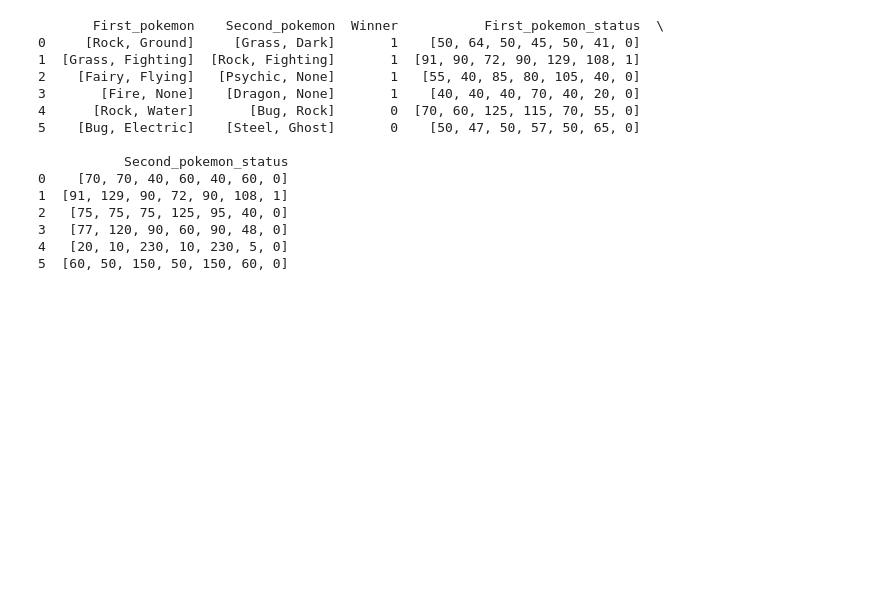
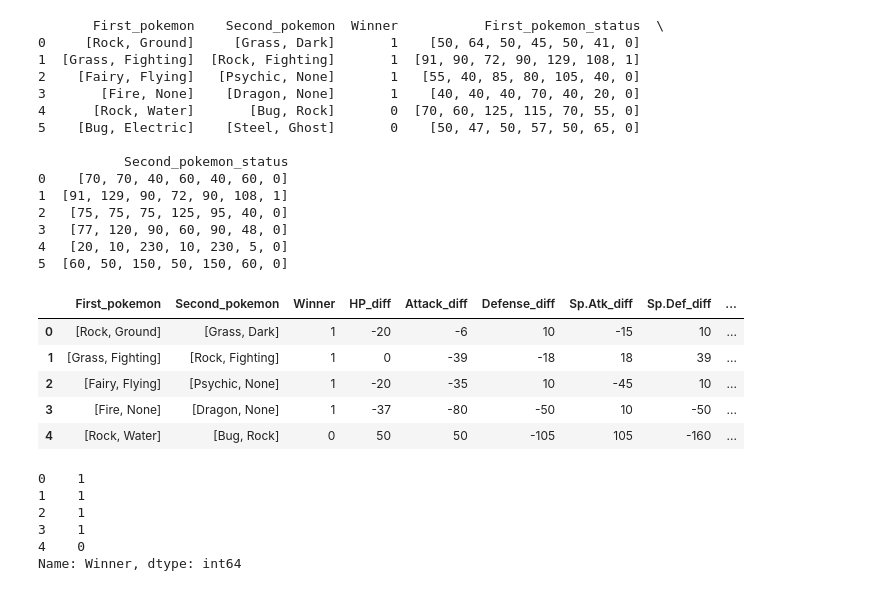
Before and after one commit to innovator-arjun/DataScience-Learning, a Jupyter notebook: Pokemon - Prediction/Updated Pokemon - prediction.ipynb, the cells around one changed output. Cells and saved outputs as stored; diff of their text form; code cells hidden in the pictures; blank space fills up the shorter version.

```diff
--- a/Pokemon - Prediction/Updated Pokemon - prediction.ipynb
+++ b/Pokemon - Prediction/Updated Pokemon - prediction.ipynb
@@ -364,7 +366,7 @@ def calculate_status(data):
     status_df=pd.DataFrame(diff_list,columns=status_col)
     data=pd.concat([data,status_df],axis=1)
 
-    data.drop(['First_pokemon_staus','Second_pokemon_status'],axis=1,inplace=True)
+    data.drop(['First_pokemon_status','Second_pokemon_status'],axis=1,inplace=True)
 
     return data
 # %%
@@ -497,3 +499,14 @@ print(train_df.head(6))
 3   [77, 120, 90, 60, 90, 48, 0]
 4   [20, 10, 230, 10, 230, 5, 0]
 5  [60, 50, 150, 50, 150, 60, 0]
+# %%
+train_df=calculate_status(train_df)
+# %%
+train_df.head()
+# %% [output]
+|  | First_pokemon | Second_pokemon | Winner | HP_diff | Attack_diff | Defense_diff | Sp.Atk_diff | Sp.Def_diff | ... |
+| 0 | [Rock, Ground] | [Grass, Dark] | 1 | -20 | -6 | 10 | -15 | 10 | ... |
+| 1 | [Grass, Fighting] | [Rock, Fighting] | 1 | 0 | -39 | -18 | 18 | 39 | ... |
+| 2 | [Fairy, Flying] | [Psychic, None] | 1 | -20 | -35 | 10 | -45 | 10 | ... |
+| 3 | [Fire, None] | [Dragon, None] | 1 | -37 | -80 | -50 | 10 | -50 | ... |
+| 4 | [Rock, Water] | [Bug, Rock] | 0 | 50 | 50 | -105 | 105 | -160 | ... |
@@ -499,0 +517,9 @@ print(train_df.head(6))
+# %%
+y_train_full.head()
+# %% [output]
+0    1
+1    1
+2    1
+3    1
+4    0
+Name: Winner, dtype: int64
```
Also changed, not shown: parts of 4 cells of this notebook.
